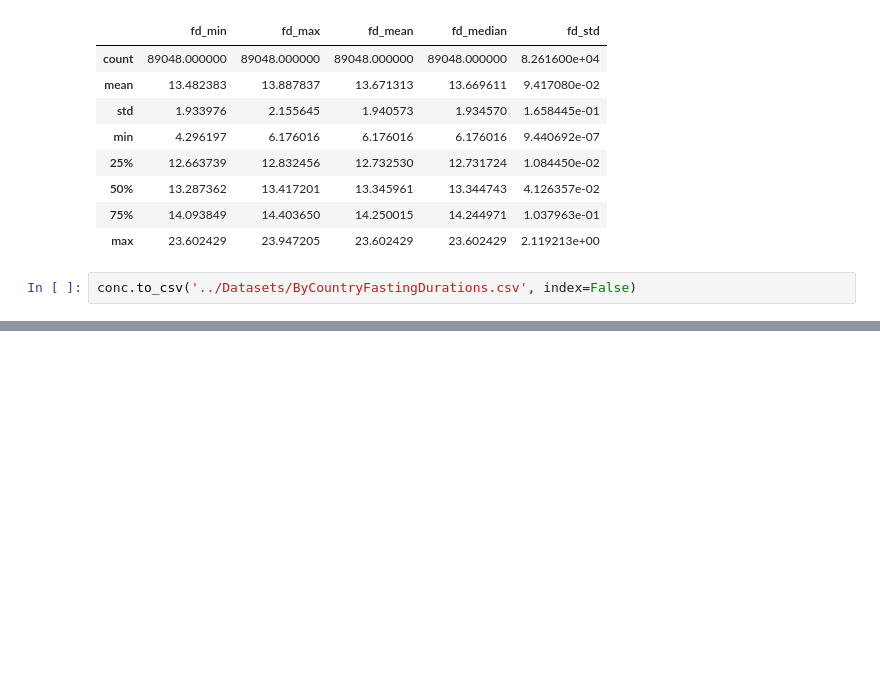
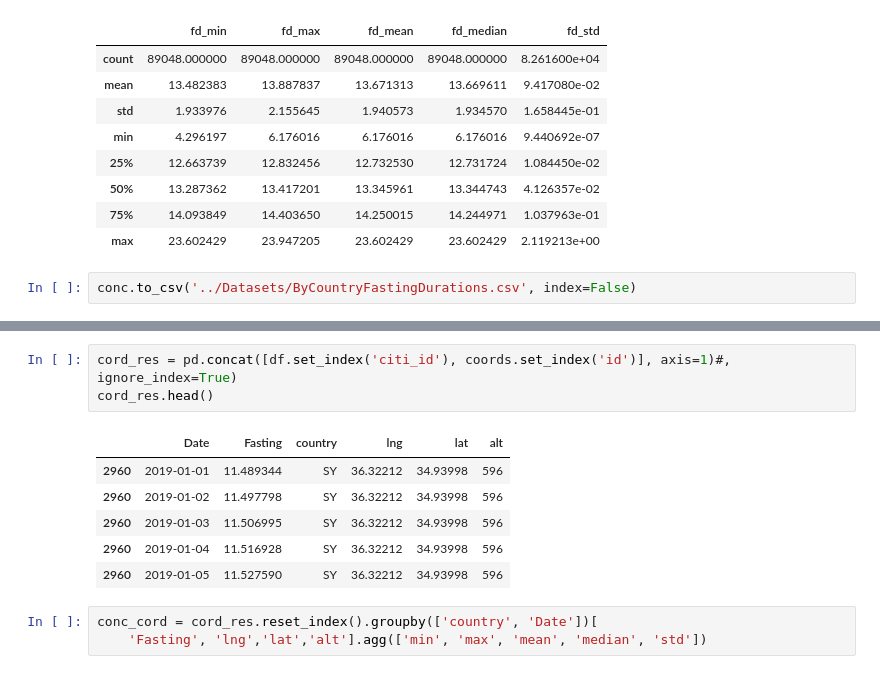
Before and after one commit to drnesr/PrayerTimesStudies, a Jupyter notebook: Code/AnalyzingPrayerTimes01.ipynb, the cells around one changed output, grey strips where cells are left out. Cells and saved outputs as stored; diff of their text form; blank space fills up the shorter version.

```diff
--- a/Code/AnalyzingPrayerTimes01.ipynb
+++ b/Code/AnalyzingPrayerTimes01.ipynb
@@ -200,0 +221,13 @@ conc.to_csv('../Datasets/ByCountryFastingDurations.csv', index=False)
+# %%
+cord_res = pd.concat([df.set_index('citi_id'), coords.set_index('id')], axis=1)#, ignore_index=True)
+cord_res.head()
+# %% [output]
+|  | Date | Fasting | country | lng | lat | alt |
+| 2960 | 2019-01-01 | 11.489344 | SY | 36.32212 | 34.93998 | 596 |
+| 2960 | 2019-01-02 | 11.497798 | SY | 36.32212 | 34.93998 | 596 |
+| 2960 | 2019-01-03 | 11.506995 | SY | 36.32212 | 34.93998 | 596 |
+| 2960 | 2019-01-04 | 11.516928 | SY | 36.32212 | 34.93998 | 596 |
+| 2960 | 2019-01-05 | 11.527590 | SY | 36.32212 | 34.93998 | 596 |
+# %%
+conc_cord = cord_res.reset_index().groupby(['country', 'Date'])[
+    'Fasting', 'lng','lat','alt'].agg(['min', 'max', 'mean', 'median', 'std'])
```
Also changed, not shown: parts of 10 cells of this notebook, 3 other files.
